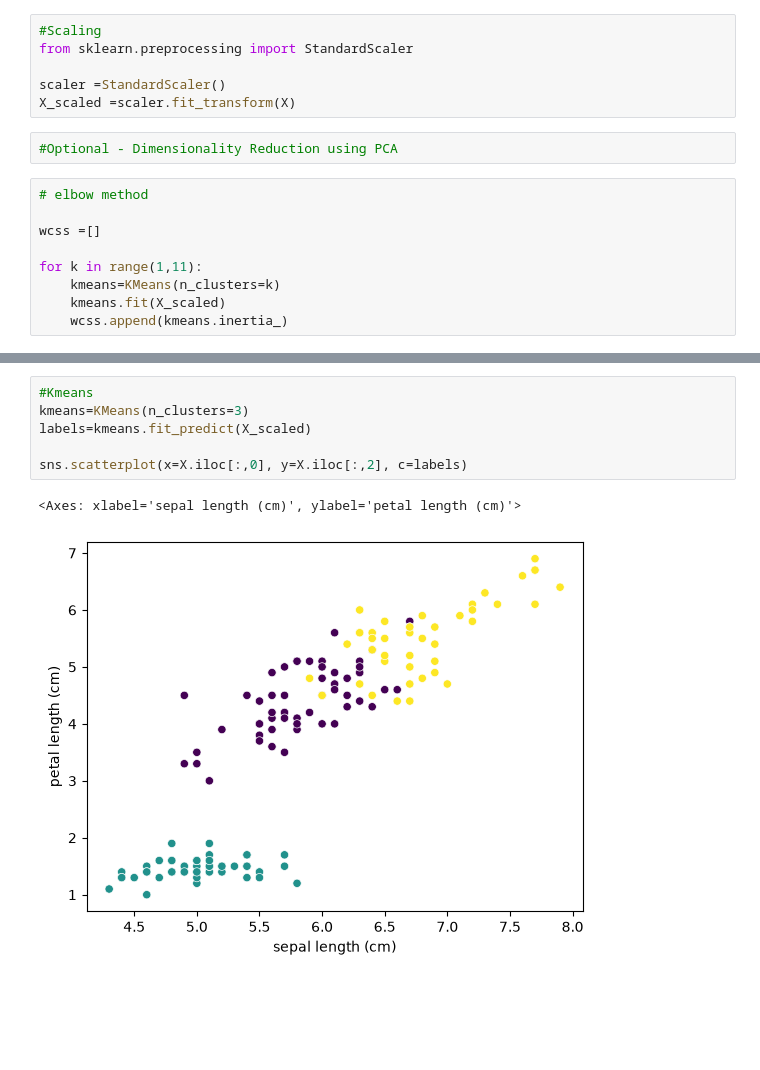
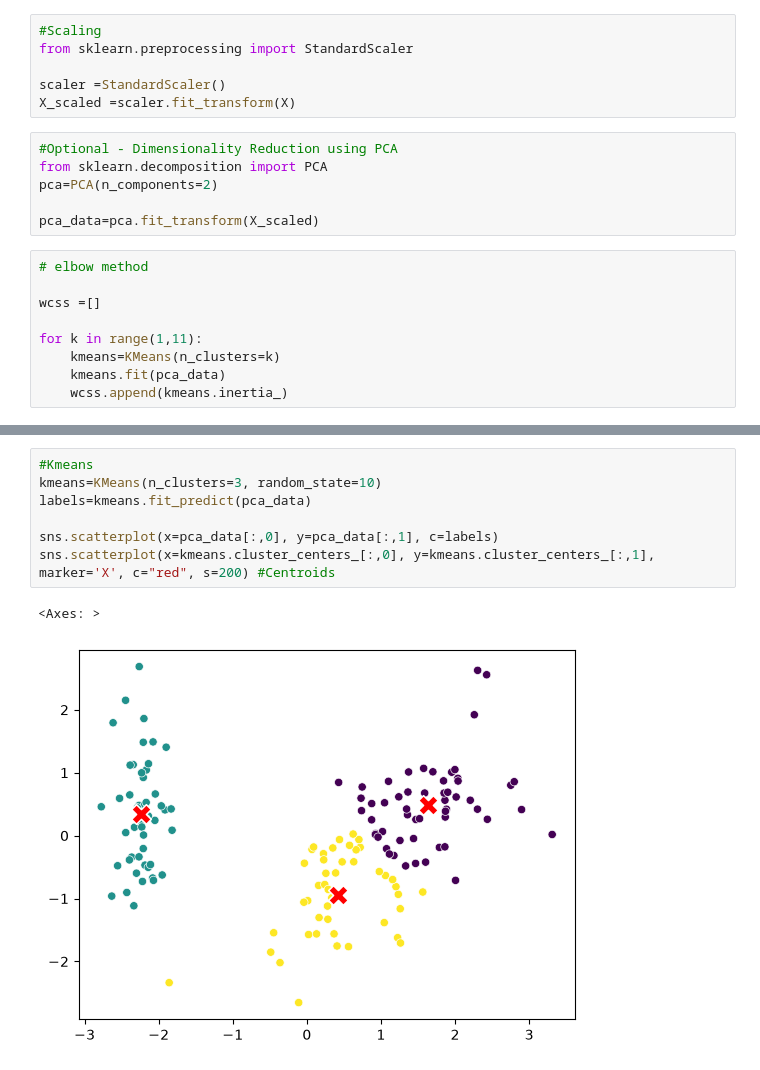
Before and after one commit to ravihw7/ML-Algorithms, a Jupyter notebook: 10-Clustering/10.1-K_Means/Minor Project/k_means_for_iris.ipynb, the cells around one changed output, grey strips where cells are left out. Drawn from its saved outputs; the diff is of its cells as text; blank space fills up the shorter version.

Commit message:
Implemented KMeans with PCA

```diff
--- a/10-Clustering/10.1-K_Means/Minor Project/k_means_for_iris.ipynb
+++ b/10-Clustering/10.1-K_Means/Minor Project/k_means_for_iris.ipynb
@@ -26,6 +26,10 @@ scaler =StandardScaler()
 X_scaled =scaler.fit_transform(X)
 # %%
 #Optional - Dimensionality Reduction using PCA
+from sklearn.decomposition import PCA
+pca=PCA(n_components=2)
+
+pca_data=pca.fit_transform(X_scaled)
 # %%
 # elbow method
 
@@ -33,7 +37,7 @@ wcss =[]
 
 for k in range(1,11):
     kmeans=KMeans(n_clusters=k)
-    kmeans.fit(X_scaled)
+    kmeans.fit(pca_data)
     wcss.append(kmeans.inertia_)
 # %%
 sns.lineplot(x=range(1,11), y=wcss , marker="o")
@@ -43,9 +47,10 @@ sns.lineplot(x=range(1,11), y=wcss , marker="o")
 # %%
 #Kmeans
-kmeans=KMeans(n_clusters=3)
-labels=kmeans.fit_predict(X_scaled)
+kmeans=KMeans(n_clusters=3, random_state=10)
+labels=kmeans.fit_predict(pca_data)
 
-sns.scatterplot(x=X.iloc[:,0], y=X.iloc[:,2], c=labels)
+sns.scatterplot(x=pca_data[:,0], y=pca_data[:,1], c=labels)
+sns.scatterplot(x=kmeans.cluster_centers_[:,0], y=kmeans.cluster_centers_[:,1], marker='X', c="red", s=200) #Centroids
 # %% [output]
-<Axes: xlabel='sepal length (cm)', ylabel='petal length (cm)'>
+<Axes: >
-[figure, old version]
+[figure, new version]
```
Also changed, not shown: parts of 1 cell of this notebook.
